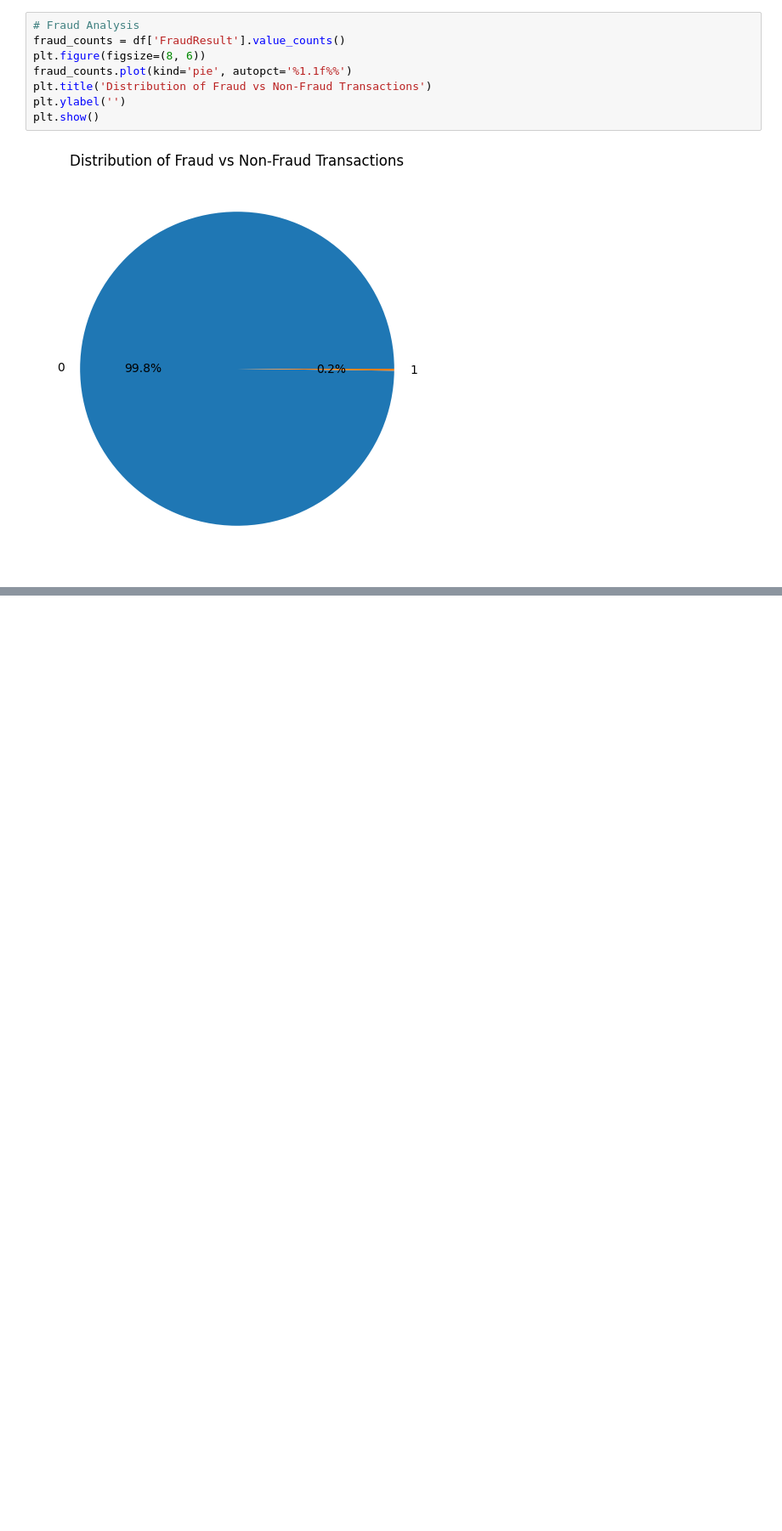
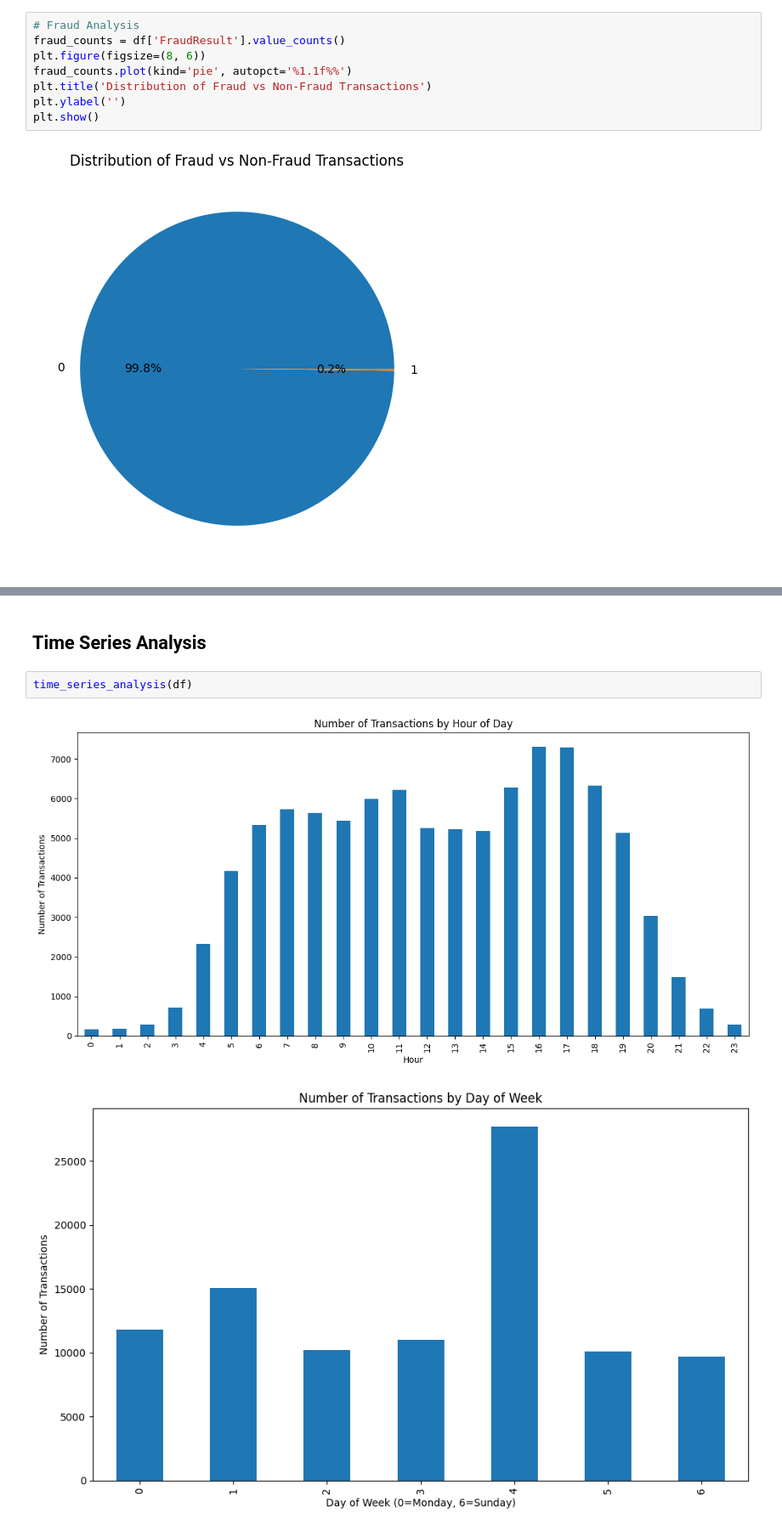
Before and after one commit to OL-YAD/credit-risk-scoring-model, a Jupyter notebook: notebooks/eda_analysis.ipynb, the cells around one changed output, grey strips where cells are left out. Shown at 85% size. Cells and saved outputs as stored; diff of their text form; blank space fills up the shorter version.

```diff
--- a/notebooks/eda_analysis.ipynb
+++ b/notebooks/eda_analysis.ipynb
@@ -214,0 +197,7 @@ plt.show()
+# %% [markdown]
+## Time Series Analysis
+# %%
+time_series_analysis(df)
+# %% [output]
+[figure, added]
+[figure, added]
```
Also changed, not shown: parts of 26 cells of this notebook.
